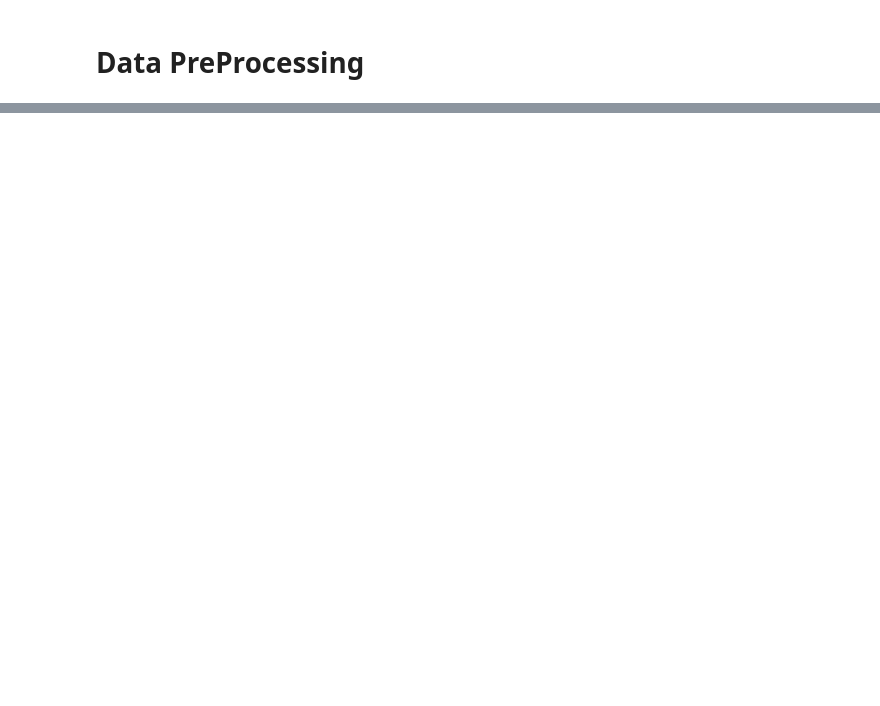
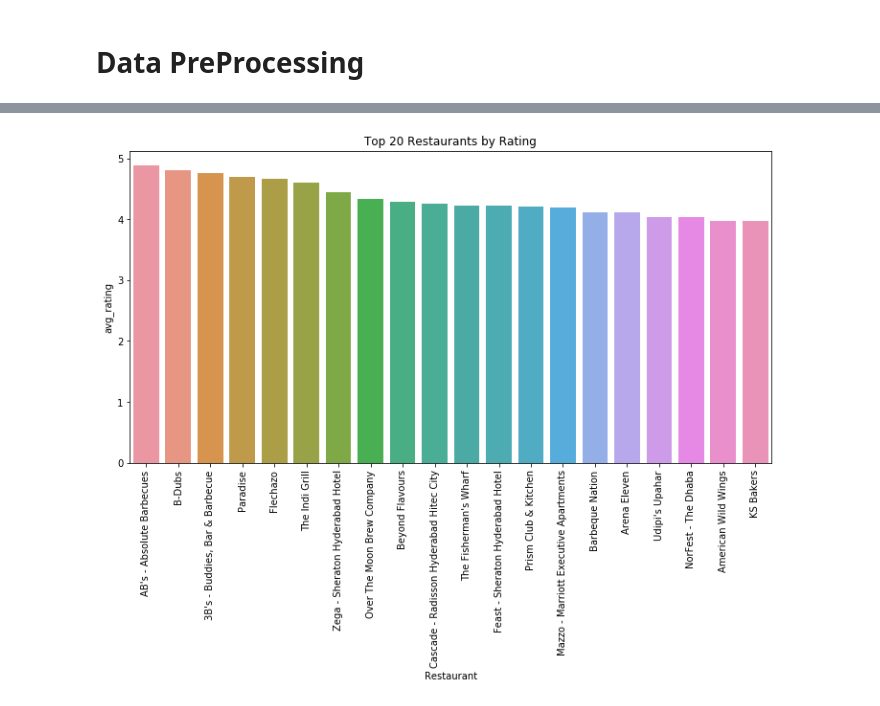
Before and after one commit to bhanuprakash-7/zomato-reviews-clustering-sentimental-analysis, a Jupyter notebook: ZOMATO RESTAURANT CLUSTERING AND SENTIMENT ANALYSIS.ipynb, the cells around one changed output, grey strips where cells are left out. Cells and saved outputs as stored; diff of their text form; code cells hidden in the pictures; blank space fills up the shorter version.

```diff
--- a/ZOMATO RESTAURANT CLUSTERING AND SENTIMENT ANALYSIS.ipynb
+++ b/ZOMATO RESTAURANT CLUSTERING AND SENTIMENT ANALYSIS.ipynb
@@ -266,0 +283,6 @@ df.sample(5)
+# %%
+#Dividing Metadata into reviews and followers column
+df['reviews'],df['followers'] = zip(*df['Metadata'].map(meta_split))
+
+#Dropping metadata
+df = df.drop('Metadata',axis=1)
@@ -266,0 +300,24 @@ df.sample(5)
+# %%
+from nltk.corpus import stopwords
+import string
+
+#storing punctuation marks and digits
+removable = string.punctuation + string.digits
+
+#English stopwords
+stop_words = stopwords.words('english')
+# Function for preprocessing on reviews
+def reviews_processing(review):
+
+    #converting the text to lowercase
+    review = review.lower()
+
+    #removing punctuation marks and digits
+    dct = review.maketrans('','',removable)
+    review = review.translate(dct)
+
+    #removing stopwords from the review
+    review = ' '.join(i for i in review.split() if i not in stop_words)
+    return review
+# %%
+df['Review'] = df['Review'].apply(reviews_processing)
@@ -266,0 +333,5 @@ df.sample(5)
+# %%
+#Storing top restaurants sorted by rating
+by_rating = df.groupby('Restaurant')['Rating'].mean().reset_index().sort_values(by='Rating', ascending=False)
+by_rating.columns=['Restaurant','avg_rating']
+by_rating.head(10)
@@ -266,0 +350,8 @@ df.sample(5)
+# %%
+plt.figure(figsize=(12,6))
+sns.barplot(data=by_rating[:20], x='Restaurant', y='avg_rating')
+plt.title('Top 20 Restaurants by Rating')
+plt.xticks(rotation='vertical')
+plt.show()
+# %% [output]
+[figure, added]
```
Also changed, not shown: parts of 13 cells of this notebook.
